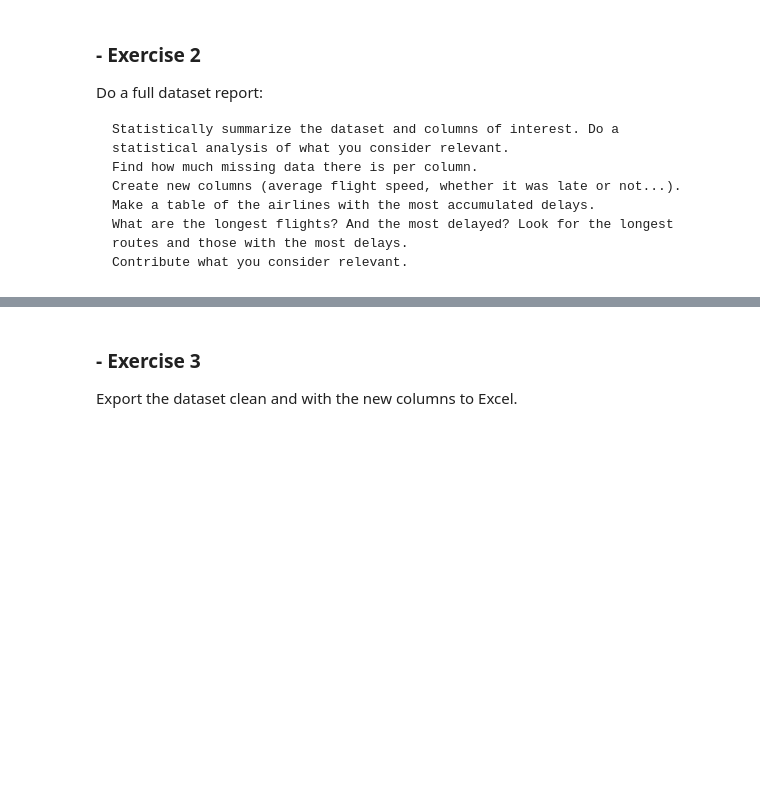
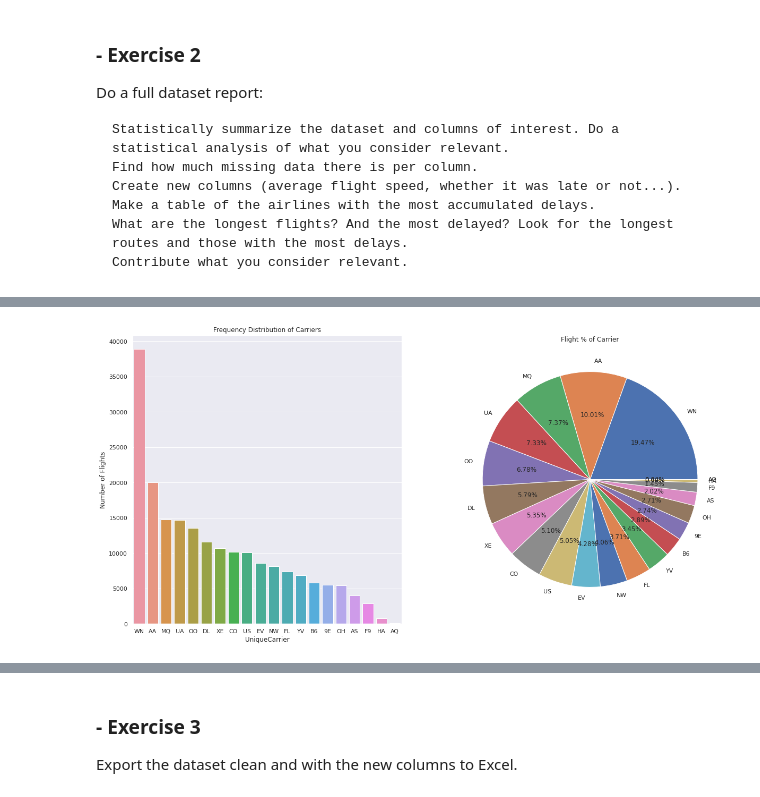
Before and after one commit to ddenebb/programacio_numerica, a Jupyter notebook: Tasca_M3_T02.ipynb, the cells around one changed output, grey strips where cells are left out. Cells and saved outputs as stored; diff of their text form; code cells hidden in the pictures; blank space fills up the shorter version.

```diff
--- a/Tasca_M3_T02.ipynb
+++ b/Tasca_M3_T02.ipynb
@@ -103,0 +137,3 @@ RuntimeError: ignored
+# %%
+df["AvgFlightSpeed"] = df['Distance'] / (df['AirTime']/60)
+print(df["AvgFlightSpeed"])
@@ -103,0 +170,11 @@ RuntimeError: ignored
+# %%
+def is_Delayed(delayTime):
+  if delayTime> 15:
+    return True
+  else:
+    return False
+df['LateDeparture'] = df['DepDelay'].apply(is_Delayed)
+df['LateArrival'] = df['ArrDelay'].apply(is_Delayed)
+print(df['LateDeparture'])
+print(df['LateArrival'])
+df
@@ -103,0 +283,13 @@ RuntimeError: ignored
+# %%
+#Graphical representation of carriers scheduled flights in numbers and %
+
+f,ax=plt.subplots(1,2,figsize=(20,10))
+df['UniqueCarrier'].value_counts().plot.pie(autopct='%1.2f%%',ax=ax[1],shadow=False)
+ax[1].set_title('Flight % of Carrier')
+ax[1].set_ylabel('')
+sns.countplot('UniqueCarrier',order = df['UniqueCarrier'].value_counts().index, data=df,ax=ax[0])
+ax[0].set_title('Frequency Distribution of Carriers')
+ax[0].set_ylabel('Number of Flights')
+plt.show()
+# %% [output]
+[figure, added]
```
Also changed, not shown: parts of 48 cells of this notebook.
